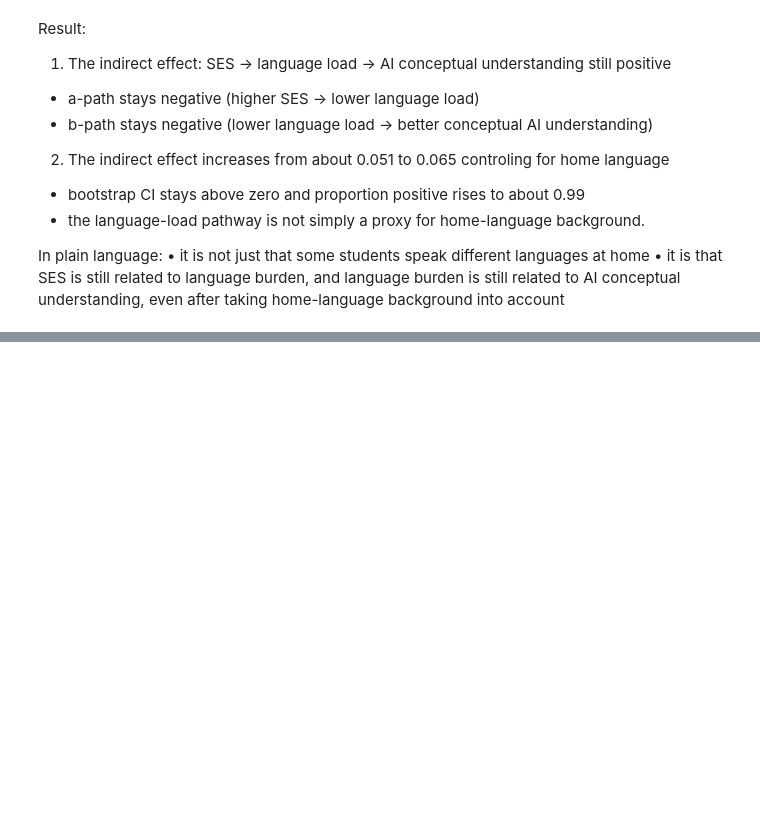
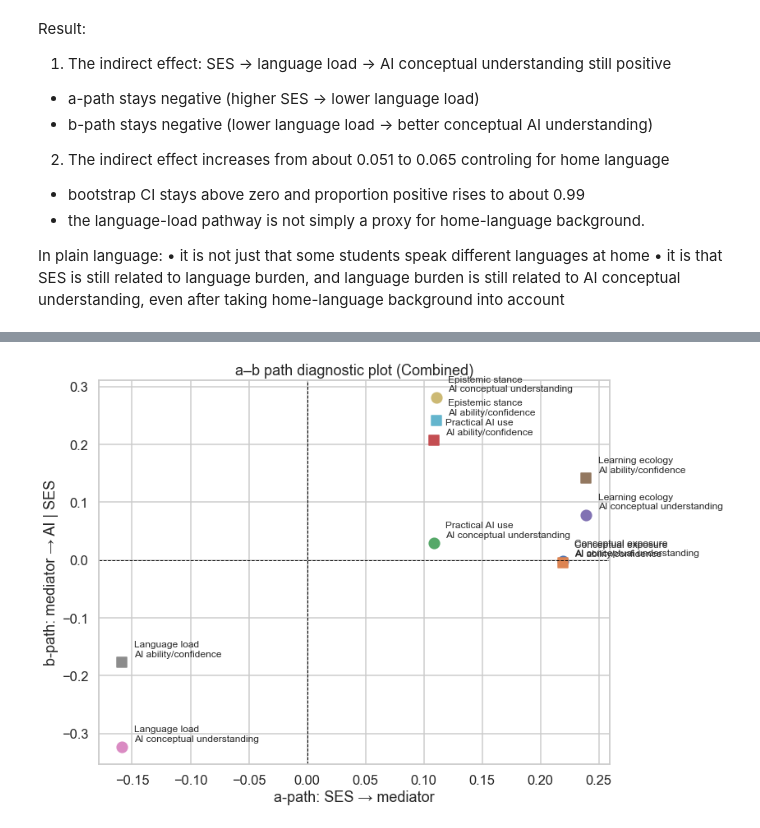
Before and after one commit to garcia-ho/1st_analysis, a Jupyter notebook: Phase1_analysis.ipynb, the cells around one changed output, grey strips where cells are left out. Saved outputs shown, nothing was run; the diff lists cells and outputs as text; code cells hidden in the pictures; blank space fills up the shorter version.

Commit message:
analysis of weak mediators

```diff
--- a/Phase1_analysis.ipynb
+++ b/Phase1_analysis.ipynb
@@ -493,0 +501,12 @@ In plain language:
+# %%
+diag_paths = diagnose_mediation_paths(mediation_results)
+# diag_paths[[
+#     "sample", "mediator", "outcome",
+#     "a_path", "a_p", "b_path", "b_p",
+#     "indirect_ab", "indirect_ci_low_95", "indirect_ci_high_95",
+#     "diagnosis"
+# ]].round(3)
+
+plot_ab_diagnostic(mediation_results, sample="Combined")
+# %% [output]
+[figure, added]
```
Also changed, not shown: parts of 5 cells of this notebook, 2 other files.
